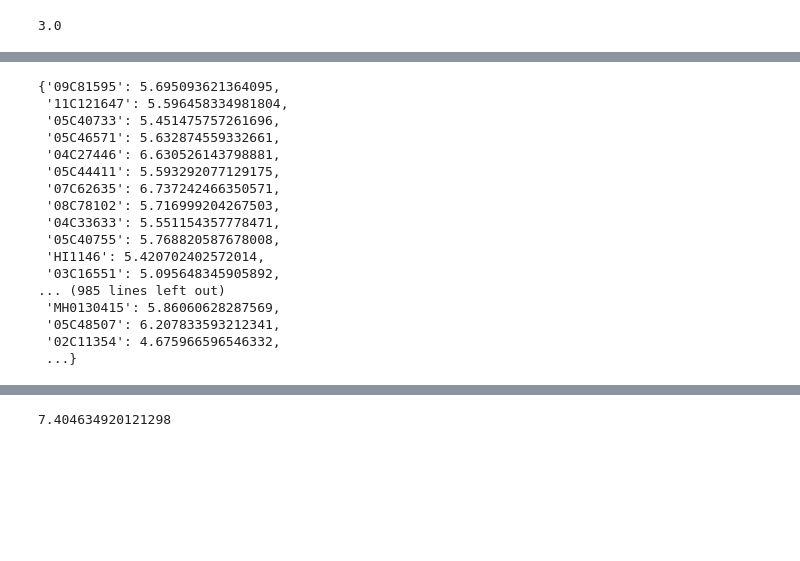
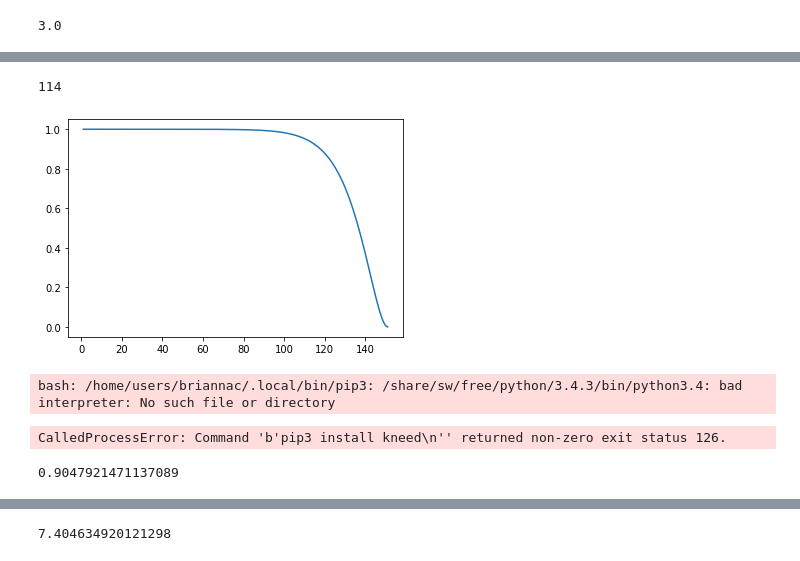
Before and after one commit to briannachrisman/alt_haplotypes, a Jupyter notebook: src/collect_kmers/kmer_approx.ipynb, the cells around one changed output, grey strips where cells are left out. Saved outputs shown, nothing was run; the diff lists cells and outputs as text; code cells hidden in the pictures; blank space fills up the shorter version.

```diff
--- a/src/collect_kmers/kmer_approx.ipynb
+++ b/src/collect_kmers/kmer_approx.ipynb
@@ -53,23 +53,17 @@ total_mapped_reads = flagstat.ProperPair*((flagstat.Total_Reads-flagstat.Supplem
 avg_coverage = total_mapped_reads*150/(6.27e9*(bam_mappings.sex_numeric.astype(float)==1.0) + 6.37e9*(bam_mappings.sex_numeric.astype(float)==2.0))
 avg_n_100mers = (150-kmer_length)/(150/avg_coverage)
 kmer_depth_dict = {k:avg_n_100mers[k] for k in avg_n_100mers.keys()}
-# %%
-kmer_depth_dict
-# %% [output]
-{'09C81595': 5.695093621364095,
- '11C121647': 5.596458334981804,
- '05C40733': 5.451475757261696,
- '05C46571': 5.632874559332661,
- '04C27446': 6.630526143798881,
- '05C44411': 5.593292077129175,
- '07C62635': 6.737242466350571,
- '08C78102': 5.716999204267503,
- '04C33633': 5.551154357778471,
- '05C40755': 5.768820587678008,
- 'HI1146': 5.420702402572014,
- '03C16551': 5.095648345905892,
-... (985 lines left out)
- 'MH0130415': 5.86060628287569,
- '05C48507': 6.207833593212341,
- '02C11354': 4.675966596546332,
- ...}
+# %%
+from kneed import KneeLocator
+kn = KneeLocator(list(range(1,152)), probs, curve='concave', direction='decreasing')
+plt.plot(list(range(1,152)), probs)
+print(kn.knee)
+# %% [output]
+114
+[figure, added]
+# %%
+%%bash
+pip3 install kneed
+# %% [output]
+bash: /home/users/briannac/.local/bin/pip3: /share/sw/free/python/3.4.3/bin/python3.4: bad interpreter: No such file or directory
+CalledProcessError: Command 'b'pip3 install kneed\n'' returned non-zero exit status 126.
@@ -75,0 +72,4 @@ kmer_depth_dict
+# %%
+correct_rate_per_base**100
+# %% [output]
+0.9047921471137089
```
Also changed, not shown: parts of 21 cells of this notebook, 41 other files.
